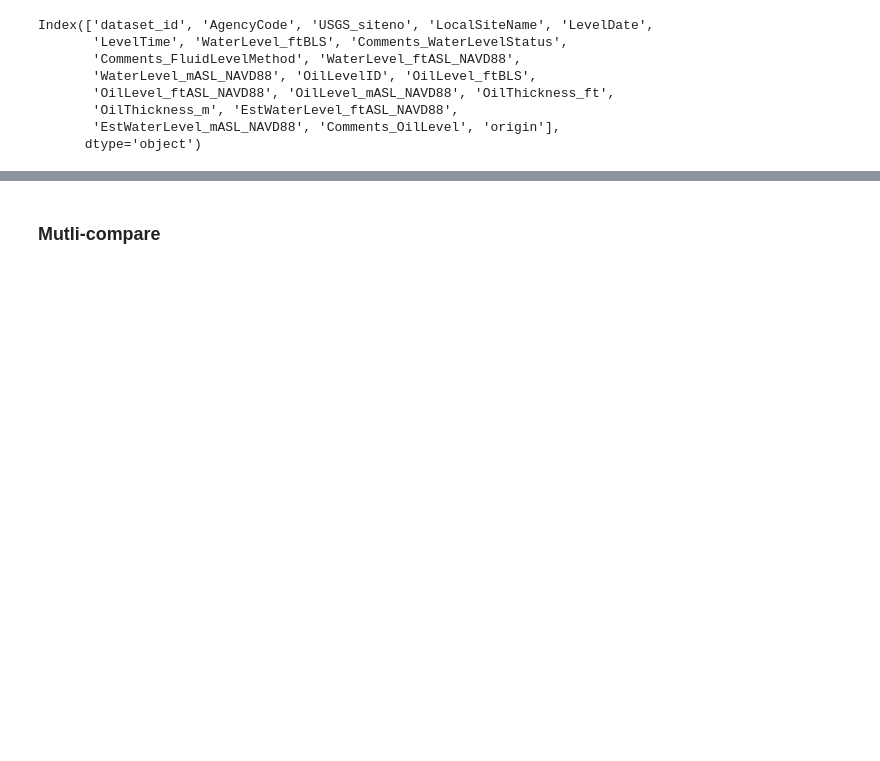
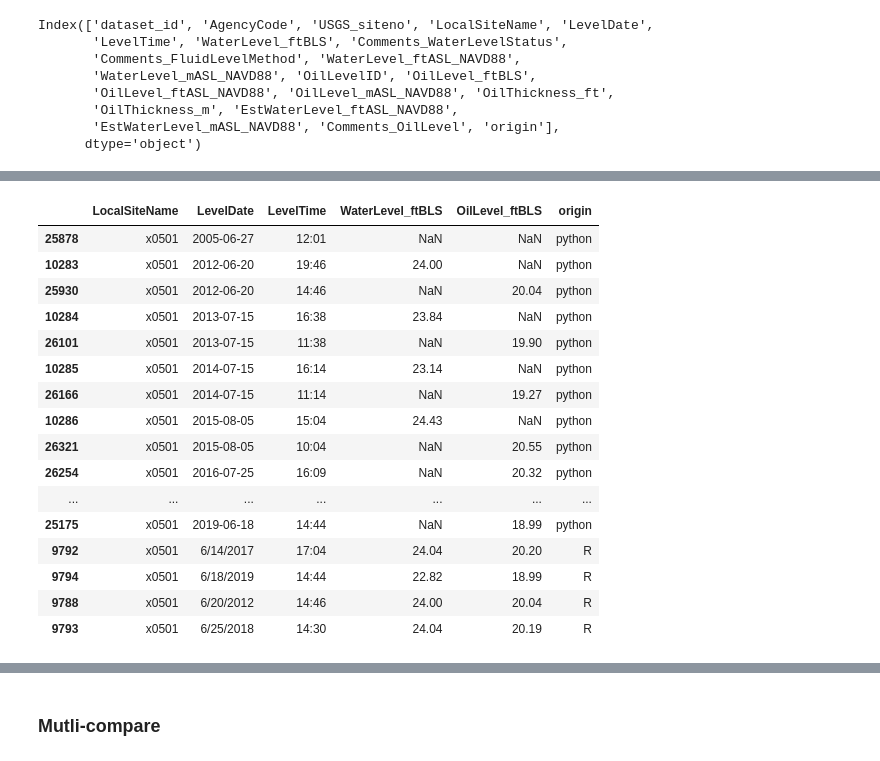
Before and after one commit to BojanMilinic/bemidji, a Jupyter notebook: 03_master_oil_water_level.ipynb, the cells around one changed output, grey strips where cells are left out. Cells and saved outputs as stored; diff of their text form; code cells hidden in the pictures; blank space fills up the shorter version.

```diff
--- a/03_master_oil_water_level.ipynb
+++ b/03_master_oil_water_level.ipynb
@@ -1358,0 +1564,21 @@ dfcompare.sort_values(by=['LocalSiteName', 'LevelTime','WaterLevel_ftBLS'], inpl
+# %%
+dfcompare.sort_values(by=['LocalSiteName', 'LevelDate','WaterLevel_ftBLS'], inplace=True)
+dfcompare[['LocalSiteName', 'LevelDate','LevelTime','WaterLevel_ftBLS', 'OilLevel_ftBLS', 'origin']].head(20)
+# %% [output]
+|  | LocalSiteName | LevelDate | LevelTime | WaterLevel_ftBLS | OilLevel_ftBLS | origin |
+| 25878 | x0501 | 2005-06-27 | 12:01 | NaN | NaN | python |
+| 10283 | x0501 | 2012-06-20 | 19:46 | 24.00 | NaN | python |
+| 25930 | x0501 | 2012-06-20 | 14:46 | NaN | 20.04 | python |
+| 10284 | x0501 | 2013-07-15 | 16:38 | 23.84 | NaN | python |
+| 26101 | x0501 | 2013-07-15 | 11:38 | NaN | 19.90 | python |
+| 10285 | x0501 | 2014-07-15 | 16:14 | 23.14 | NaN | python |
+| 26166 | x0501 | 2014-07-15 | 11:14 | NaN | 19.27 | python |
+| 10286 | x0501 | 2015-08-05 | 15:04 | 24.43 | NaN | python |
+| 26321 | x0501 | 2015-08-05 | 10:04 | NaN | 20.55 | python |
+| 26254 | x0501 | 2016-07-25 | 16:09 | NaN | 20.32 | python |
+| ... | ... | ... | ... | ... | ... | ... |
+| 25175 | x0501 | 2019-06-18 | 14:44 | NaN | 18.99 | python |
+| 9792 | x0501 | 6/14/2017 | 17:04 | 24.04 | 20.20 | R |
+| 9794 | x0501 | 6/18/2019 | 14:44 | 22.82 | 18.99 | R |
+| 9788 | x0501 | 6/20/2012 | 14:46 | 24.00 | 20.04 | R |
+| 9793 | x0501 | 6/25/2018 | 14:30 | 24.04 | 20.19 | R |
```
Also changed, not shown: parts of 26 cells of this notebook.
